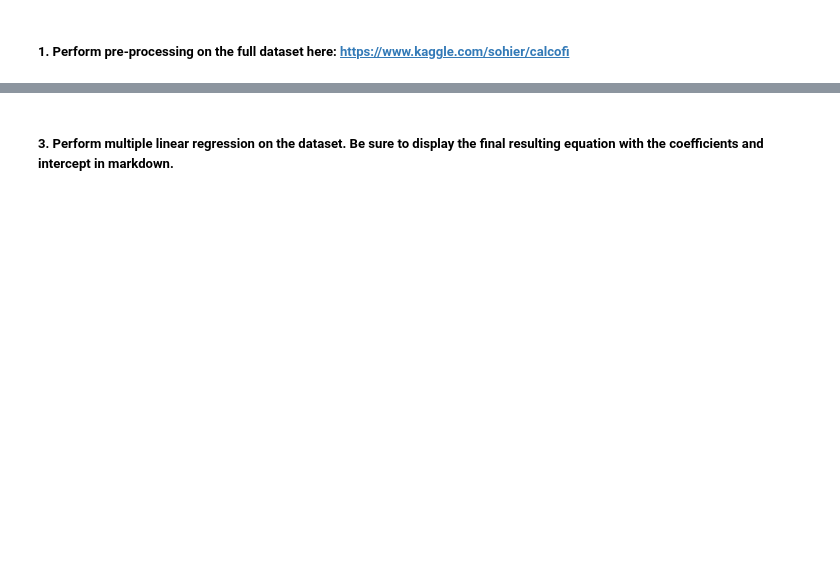
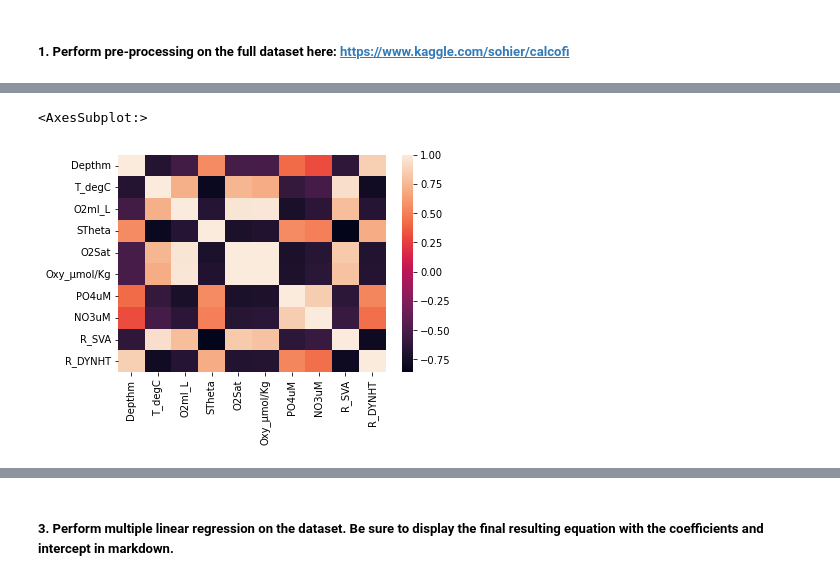
Before and after one commit to jmort16/week_14, a Jupyter notebook: wk_14_hmwk.ipynb, the cells around one changed output, grey strips where cells are left out. Cells and saved outputs as stored; diff of their text form; code cells hidden in the pictures; blank space fills up the shorter version.

```diff
--- a/wk_14_hmwk.ipynb
+++ b/wk_14_hmwk.ipynb
@@ -56,0 +177,17 @@ scaled_bottle_df.head()
+# %%
+# Identify features with little correlation to temperature
+drop_feat = []
+keep_feat = []
+
+labels = list(corr_df.index)
+
+for i in range(len(corr_df)):
+    # Identify features with little correlation to temperature
+    if abs(corr_df["T_degC"][i]) <= 0.5:
+        drop_feat.append(labels[i])
+    # Identify features with strong correlation to temperature
+    else:
+        keep_feat.append(labels[i])
+
+print("Features to Drop: ", drop_feat)
+print("Features to Keep: ", keep_feat)
@@ -56,0 +197,4 @@ scaled_bottle_df.head()
+# %%
+corr_df.drop(drop_feat, axis = 1, inplace = True)
+corr_df.drop(drop_feat, axis = 0, inplace = True)
+print(corr_df)
@@ -56,0 +241,5 @@ scaled_bottle_df.head()
+# %%
+# Manually drop superfluous columns (whose values match another column)
+superfluous = ["R_Depth", "R_TEMP", "R_POTEMP", "R_SIGMA", "R_O2", "R_O2Sat", "R_PO4", "R_NO3", "R_PRES"]
+select_df=filled_df.drop(superfluous, axis = 1)
+select_df.head()
@@ -56,0 +253,4 @@ scaled_bottle_df.head()
+# %%
+corr_df.drop(superfluous, axis = 1, inplace = True)
+corr_df.drop(superfluous, axis = 0, inplace = True)
+print(corr_df)
@@ -56,0 +275,5 @@ scaled_bottle_df.head()
+# %%
+sns.heatmap(corr_df)
+# %% [output]
+<AxesSubplot:>
+[figure, added]
```
Also changed, not shown: parts of 35 cells of this notebook.
